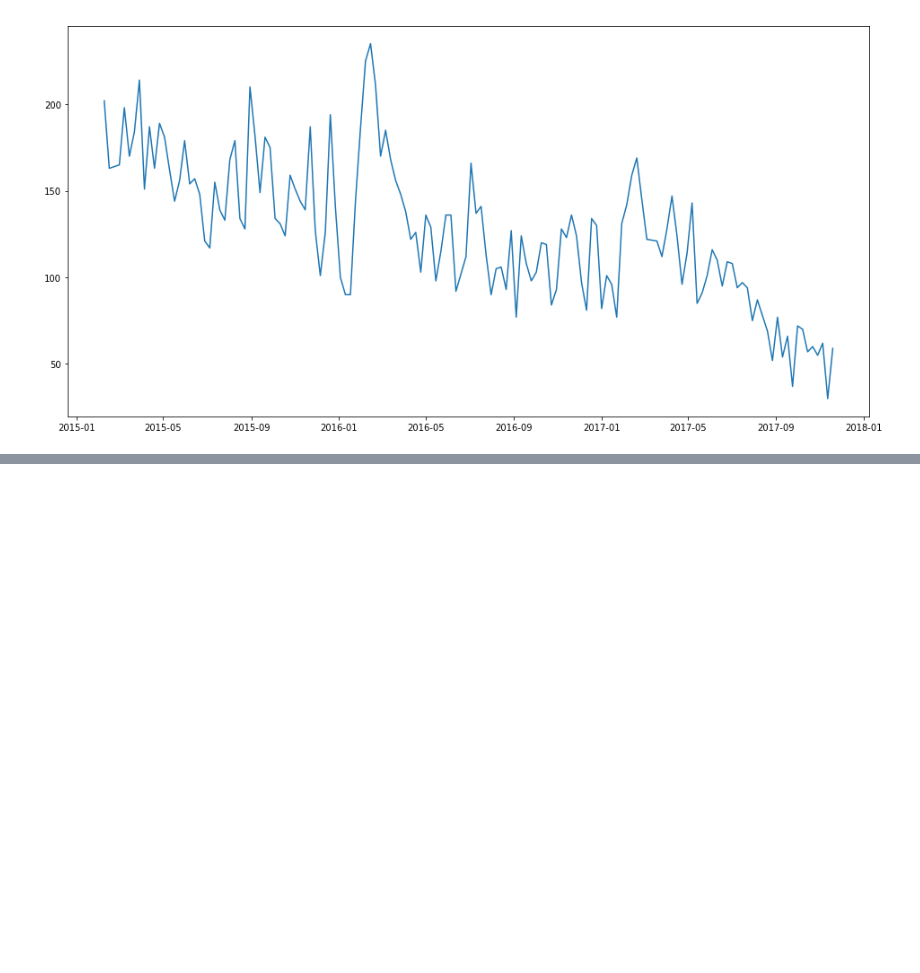
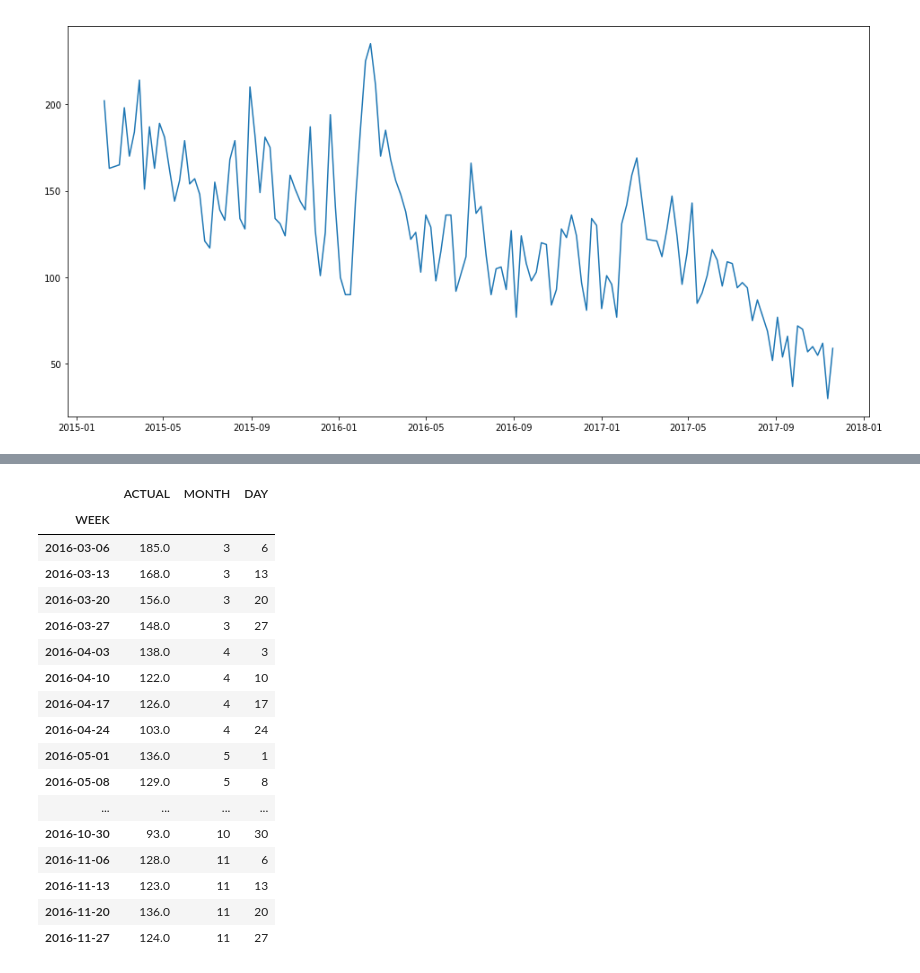
Before and after one commit to antonlagunov1623/NN_lab, a Jupyter notebook: NN_task.ipynb, the cells around one changed output, grey strips where cells are left out. Saved outputs shown, nothing was run; the diff lists cells and outputs as text; code cells hidden in the pictures; blank space fills up the shorter version.

```diff
--- a/NN_task.ipynb
+++ b/NN_task.ipynb
@@ -258,0 +291,4 @@ plt.show()
+# %%
+df16 = second_pln[second_pln['YEAR']==2016].copy()
+# %%
+df16.drop(['YEAR', 'PROMO'], axis=1, inplace=True)
@@ -258,0 +319,2 @@ plt.show()
+# %%
+df16 = df16.ix[(df16['MONTH']!=1) & (df16['MONTH']!=2) & (df16['MONTH']!=12)]
@@ -258,0 +352,21 @@ plt.show()
+# %%
+df16
+# %% [output]
+|  | ACTUAL | MONTH | DAY |
+| WEEK |  |  |  |
+| 2016-03-06 | 185.0 | 3 | 6 |
+| 2016-03-13 | 168.0 | 3 | 13 |
+| 2016-03-20 | 156.0 | 3 | 20 |
+| 2016-03-27 | 148.0 | 3 | 27 |
+| 2016-04-03 | 138.0 | 4 | 3 |
+| 2016-04-10 | 122.0 | 4 | 10 |
+| 2016-04-17 | 126.0 | 4 | 17 |
+| 2016-04-24 | 103.0 | 4 | 24 |
+| 2016-05-01 | 136.0 | 5 | 1 |
+| 2016-05-08 | 129.0 | 5 | 8 |
+| ... | ... | ... | ... |
+| 2016-10-30 | 93.0 | 10 | 30 |
+| 2016-11-06 | 128.0 | 11 | 6 |
+| 2016-11-13 | 123.0 | 11 | 13 |
+| 2016-11-20 | 136.0 | 11 | 20 |
+| 2016-11-27 | 124.0 | 11 | 27 |
```
Also changed, not shown: parts of 43 cells of this notebook.
